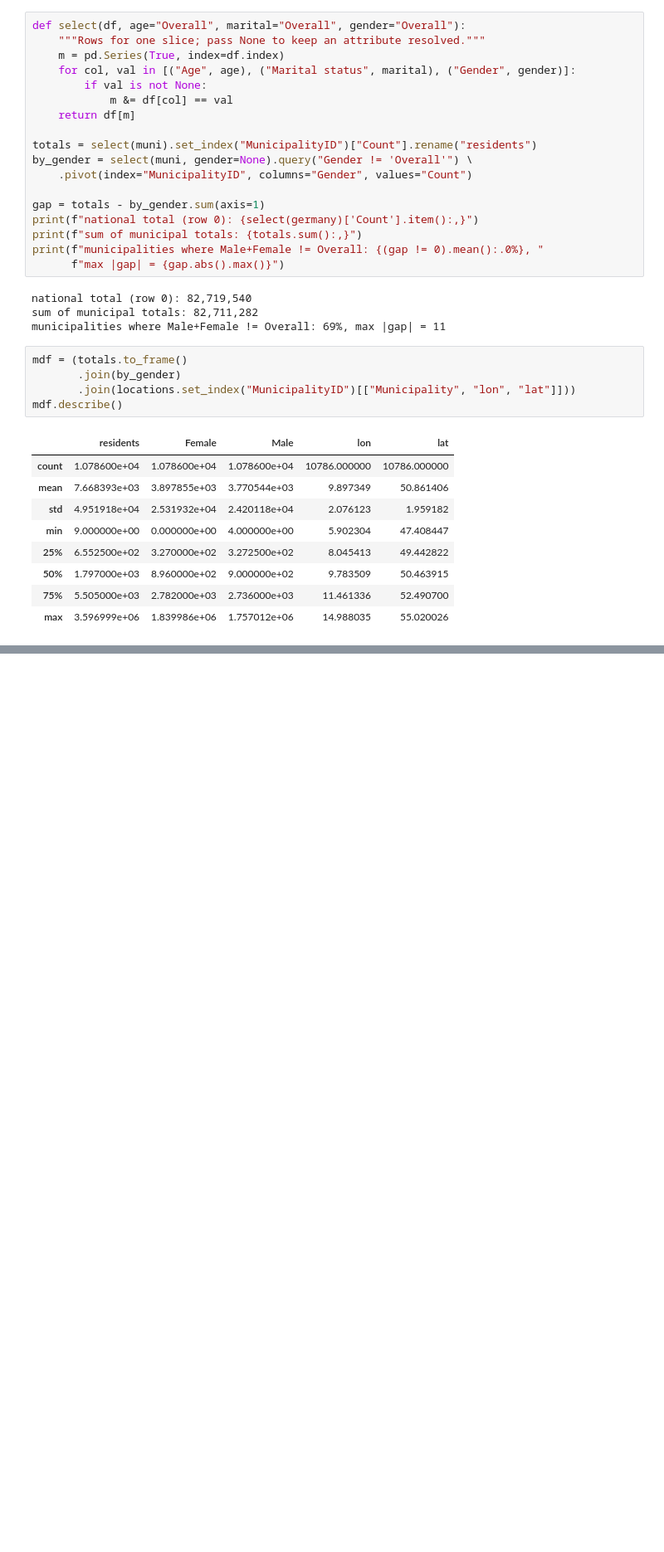
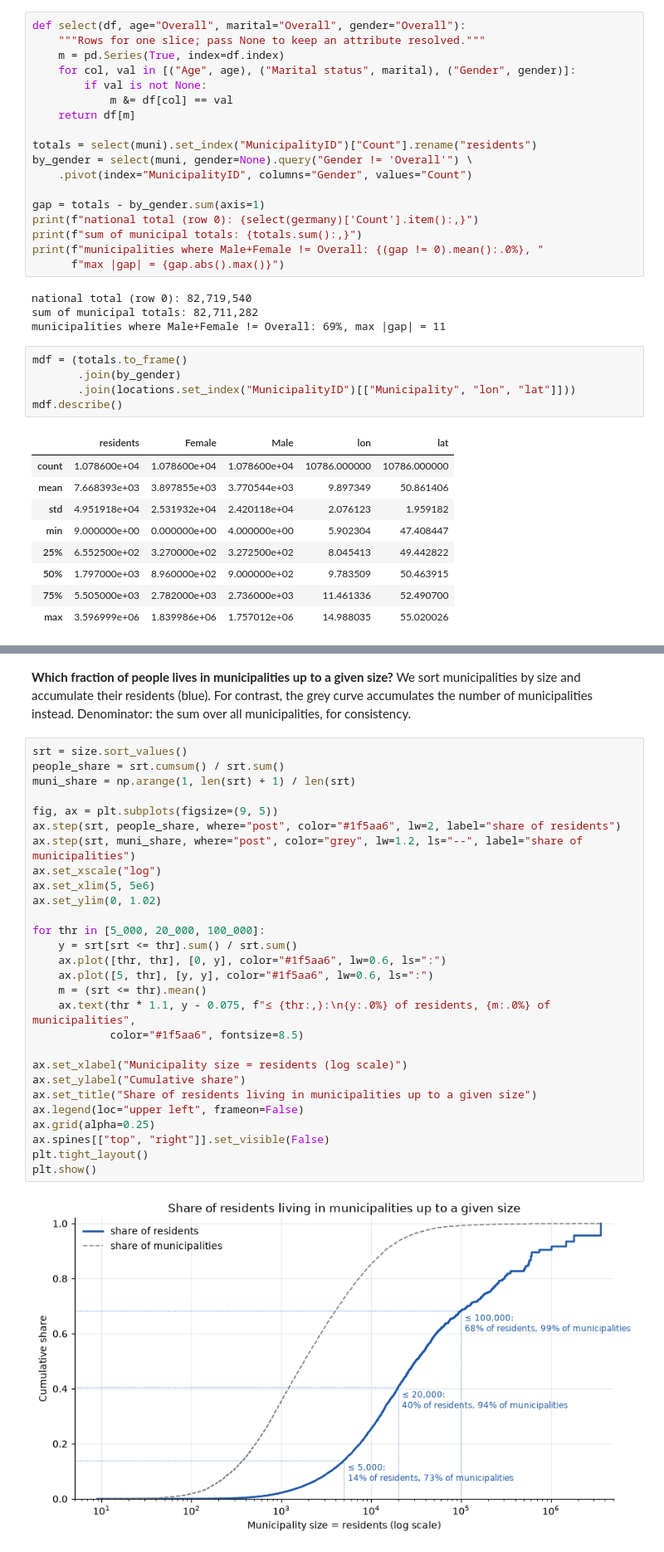
Before and after one commit to dimitrisavellas/Vizualization_Project-, a Jupyter notebook: problem_2.ipynb, the cells around one changed output, grey strips where cells are left out. Shown at 83% size. Drawn from its saved outputs; the diff is of its cells as text; blank space fills up the shorter version.

```diff
--- a/problem_2.ipynb
+++ b/problem_2.ipynb
@@ -92,0 +141,34 @@ mdf.describe()
+# %% [markdown]
+**Which fraction of people lives in municipalities up to a given size?** We sort municipalities
+by size and accumulate their residents (blue). For contrast, the grey curve accumulates the
+number of municipalities instead. Denominator: the sum over all municipalities, for consistency.
+# %%
+srt = size.sort_values()
+people_share = srt.cumsum() / srt.sum()
+muni_share = np.arange(1, len(srt) + 1) / len(srt)
+
+fig, ax = plt.subplots(figsize=(9, 5))
+ax.step(srt, people_share, where="post", color="#1f5aa6", lw=2, label="share of residents")
+ax.step(srt, muni_share, where="post", color="grey", lw=1.2, ls="--", label="share of municipalities")
+ax.set_xscale("log")
+ax.set_xlim(5, 5e6)
+ax.set_ylim(0, 1.02)
+
+for thr in [5_000, 20_000, 100_000]:
+    y = srt[srt <= thr].sum() / srt.sum()
+    ax.plot([thr, thr], [0, y], color="#1f5aa6", lw=0.6, ls=":")
+    ax.plot([5, thr], [y, y], color="#1f5aa6", lw=0.6, ls=":")
+    m = (srt <= thr).mean()
+    ax.text(thr * 1.1, y - 0.075, f"≤ {thr:,}:\n{y:.0%} of residents, {m:.0%} of municipalities",
+            color="#1f5aa6", fontsize=8.5)
+
+ax.set_xlabel("Municipality size = residents (log scale)")
+ax.set_ylabel("Cumulative share")
+ax.set_title("Share of residents living in municipalities up to a given size")
+ax.legend(loc="upper left", frameon=False)
+ax.grid(alpha=0.25)
+ax.spines[["top", "right"]].set_visible(False)
+plt.tight_layout()
+plt.show()
+# %% [output]
+[figure, added]
```
Also changed, not shown: parts of 7 cells of this notebook.
